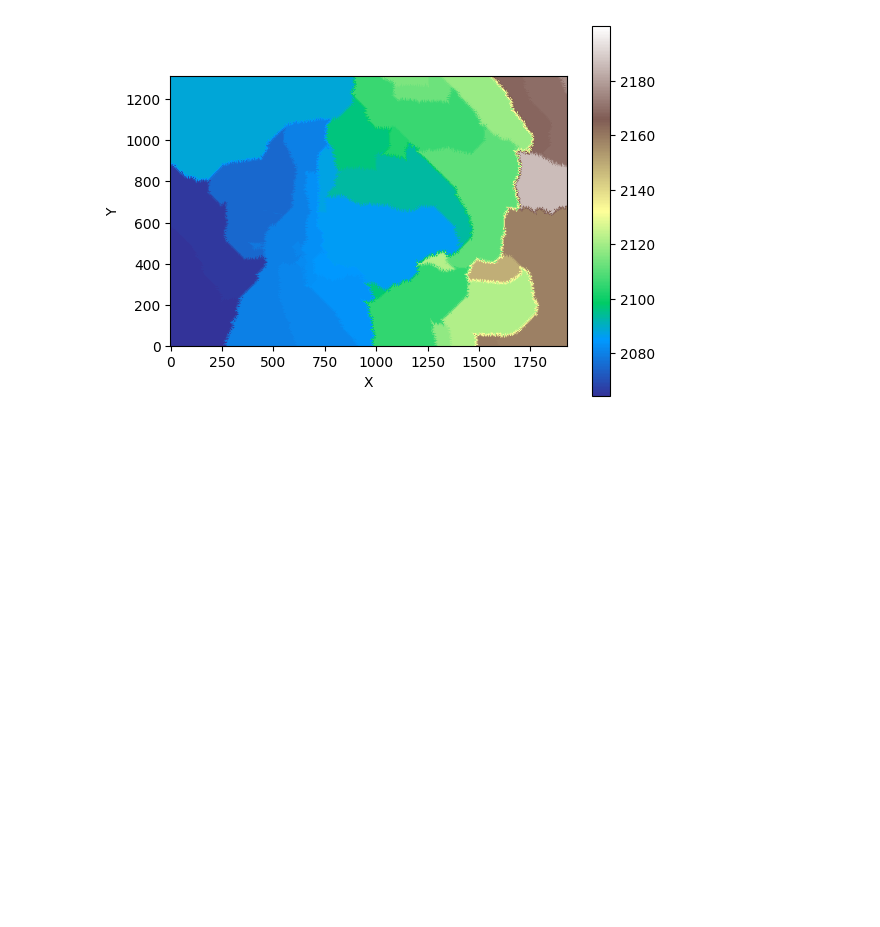
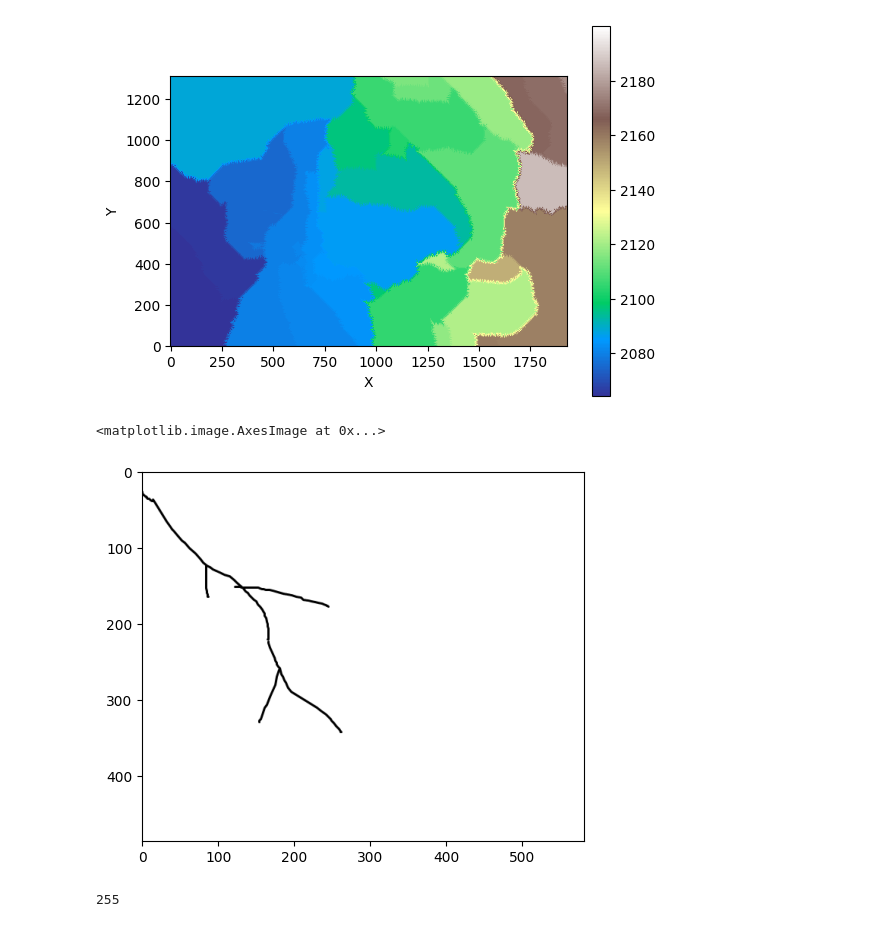
Before and after one commit to nightsky737/erodedrawing, a Jupyter notebook: testing/learning.ipynb, the cells around one changed output. Saved outputs shown, nothing was run; the diff lists cells and outputs as text; code cells hidden in the pictures; blank space fills up the shorter version.

```diff
--- a/testing/learning.ipynb
+++ b/testing/learning.ipynb
@@ -56,3 +62,21 @@ raster_grid_clean.imshow("topographic__elevation", cmap="terrain")
 raster_grid.imshow("topographic__elevation", cmap="terrain")
 # %% [output]
 [figure]
+# %%
+from PIL import Image
+import numpy as np
+
+image_path = 'worlds_best_river.png'
+img = Image.open(image_path)
+np_img = np.array(img)
+# %%
+import matplotlib.pyplot as plt
+
+plt.imshow(np_img)
+# %% [output]
+<matplotlib.image.AxesImage at 0x...>
+[figure, added]
+# %%
+print(np.max(np_img)) #so from 0 to 255 scale.
+# %% [output]
+255
```
Also changed, not shown: parts of 6 cells of this notebook, 3 other files.
